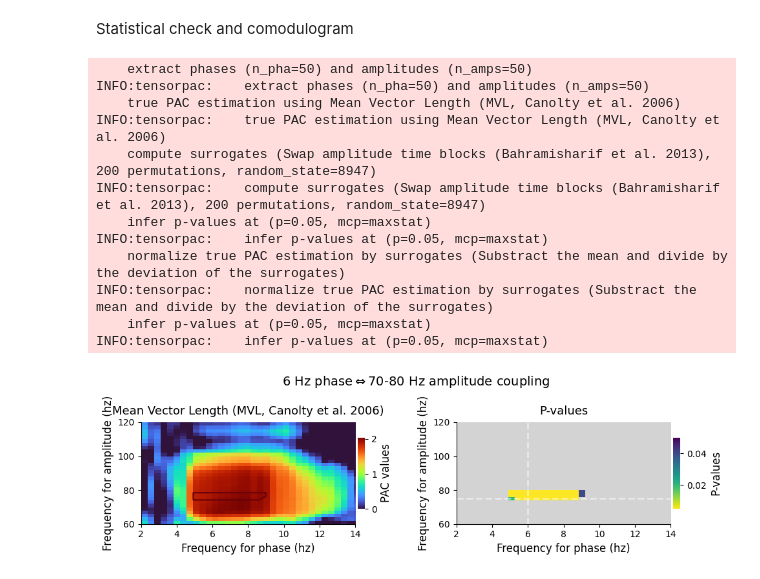
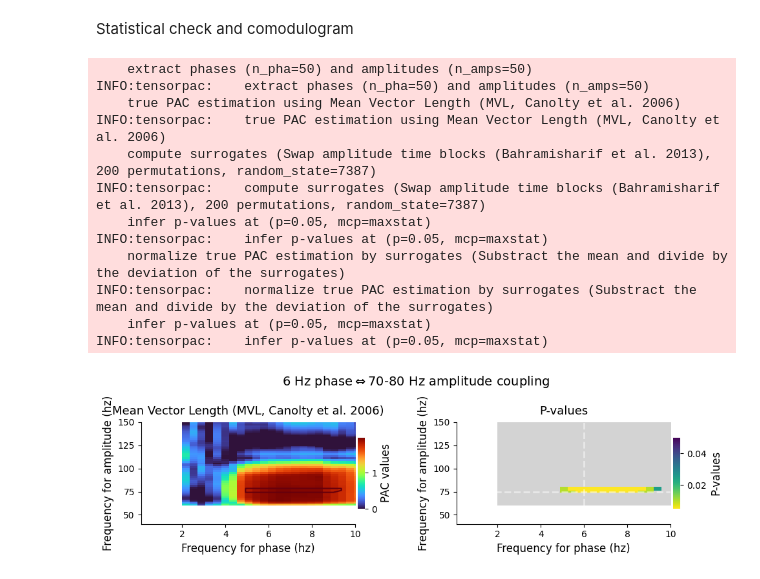
Before and after one commit to TakuInada/umcuEpi_longterm_ieeg_respect_bids, a Jupyter notebook: PAC_tutorial_Brainstorm.ipynb, the cells around one changed output. Saved outputs shown, nothing was run; the diff lists cells and outputs as text; code cells hidden in the pictures.

```diff
--- a/PAC_tutorial_Brainstorm.ipynb
+++ b/PAC_tutorial_Brainstorm.ipynb
@@ -46,7 +50,7 @@ T = n_times/sf  # length of time
 #data, time = pac_signals_wavelet(f_pha=[5, 7], f_amp=[70, 80], sf=sf, n_times=n_times,
 #                                 n_epochs=n_epochs, noise=1.0, pp = 180)
 data, time = pac_signals_tort(f_pha=[5, 7], f_amp=[70, 80], sf=sf, n_times=n_times,
-                                n_epochs=n_epochs, noise=1.0, dpha=10, damp=1)
+                                n_epochs=n_epochs, noise=0.5, dpha=4, damp=1)
 print("data shape (n_epochs, n_times): ", data.shape)
 # %% [output]
 data shape (n_epochs, n_times):  (20, 6144)
@@ -148,0 +186,34 @@ Normalization:  Substract the mean and divide by the deviation of the surrogates
+# %%
+# Define a Pac object
+# 低周波（位相）: 0.1〜10 Hz、バンド幅 0.5 Hz、ステップ 0.5 Hz
+f_pha = np.array([[f, f+0.5] for f in np.arange(0.1, 10, 0.5)])
+# 高周波（振幅）: 40〜250 Hz、バンド幅 20 Hz、ステップ 20 Hz
+f_amp = np.array([[f, f+20] for f in np.arange(40, 250, 10)])
+p = Pac(idpac=(1, 2, 4), f_pha=f_pha, f_amp=f_amp)
+f_amp, f_pha = np.mean(p.f_amp, 1), np.mean(p.f_pha, 1)
+#p = Pac(idpac=(6, 2, 1), f_pha='hres', f_amp='hres')
+print("f_pha shape:", p.f_pha.shape)
+print("f_amp shape:", p.f_amp.shape)
+# extract all of the phases and amplitudes
+phases = p.filter(sf, data, ftype='phase', n_jobs=1)
+amplitudes = p.filter(sf, data, ftype='amplitude', n_jobs=1)
+print("PAC method: ", p.method)
+print("Surrogates: ", p.str_surro)
+print("Normalization: ", p.str_norm)
+
+plt.figure(figsize=(12, 3))
+# Plot your time-resolved PAC (f_amp)
+plt.subplot(1,2,1)
+plt.title("Amplitudes (Trial mean)")
+plt.imshow(np.mean(amplitudes, 1)[::-1], cmap="turbo", extent=(0,T,f_amp[0],f_amp[-1]), aspect='auto')
+plt.xlabel("Time (sec)"); plt.xlim(0, T/12);
+plt.ylabel('Frequency for amplitude (hz)')
+plt.ylim(40, 150)
+# Plot your time-resolved PAC (f_pha)
+plt.subplot(1,2,2)
+plt.title("Phases (Trial mean)")
+plt.imshow(np.mean(phases, 1)[::-1], cmap="turbo", extent=(0,T,f_pha[0],f_pha[-1]), aspect='auto')
+plt.xlabel("Time (sec)"); plt.xlim(0, T/12);
+plt.ylabel('Frequency for phase (hz)')
+plt.ylim(0.1, 10)
+plt.tight_layout()
@@ -151,36 +231,36 @@ Statistical check and comodulogram
 # %%
 # Fileter the data and extract pac
 n_perm = 200 # > 1/0.05
 xpac = p.filterfit(sf, data, n_perm=n_perm, n_jobs=-1).squeeze()
 pval = p.infer_pvalues(p=0.05) # get the corrected p-values
 
 plt.figure(figsize=(10, 3))
 plt.suptitle("6 Hz phase$\Leftrightarrow$70-80 Hz amplitude coupling", fontsize=14)
 plt.subplot(1,2,1)
 # Plot your comodulogram
 p.comodulogram(xpac.mean(-1), title=p.method,
                cmap="turbo", vmin=0, pvalues=pval, levels=.05)
-plt.xlim(2, 14)
-plt.ylim(60, 120)
+plt.xlim(0.1, 10)
+plt.ylim(40, 150)
 plt.subplot(1,2,2)
 p.comodulogram(pval, title='P-values', cblabel='P-values', cmap='viridis_r', vmin=1. / n_perm,
                vmax=.05, over='lightgray')
 plt.axvline(x=6, color="white", linestyle="dashed", linewidth=2, alpha=0.5)
 plt.axhline(y=75, color="white", linestyle="dashed", linewidth=2, alpha=0.5)
-plt.xlim(2, 14)
-plt.ylim(60, 120)
+plt.xlim(0.1, 10)
+plt.ylim(40, 150)
 plt.tight_layout()
 # %% [output]
     extract phases (n_pha=50) and amplitudes (n_amps=50)
 INFO:tensorpac:    extract phases (n_pha=50) and amplitudes (n_amps=50)
     true PAC estimation using Mean Vector Length (MVL, Canolty et al. 2006)
 INFO:tensorpac:    true PAC estimation using Mean Vector Length (MVL, Canolty et al. 2006)
-    compute surrogates (Swap amplitude time blocks (Bahramisharif et al. 2013), 200 permutations, random_state=8947)
-INFO:tensorpac:    compute surrogates (Swap amplitude time blocks (Bahramisharif et al. 2013), 200 permutations, random_state=8947)
+    compute surrogates (Swap amplitude time blocks (Bahramisharif et al. 2013), 200 permutations, random_state=7387)
+INFO:tensorpac:    compute surrogates (Swap amplitude time blocks (Bahramisharif et al. 2013), 200 permutations, random_state=7387)
     infer p-values at (p=0.05, mcp=maxstat)
 INFO:tensorpac:    infer p-values at (p=0.05, mcp=maxstat)
     normalize true PAC estimation by surrogates (Substract the mean and divide by the deviation of the surrogates)
 INFO:tensorpac:    normalize true PAC estimation by surrogates (Substract the mean and divide by the deviation of the surrogates)
     infer p-values at (p=0.05, mcp=maxstat)
 INFO:tensorpac:    infer p-values at (p=0.05, mcp=maxstat)
-[figure, old version]
+[figure, new version]
```
Also changed, not shown: parts of 5 cells of this notebook.
